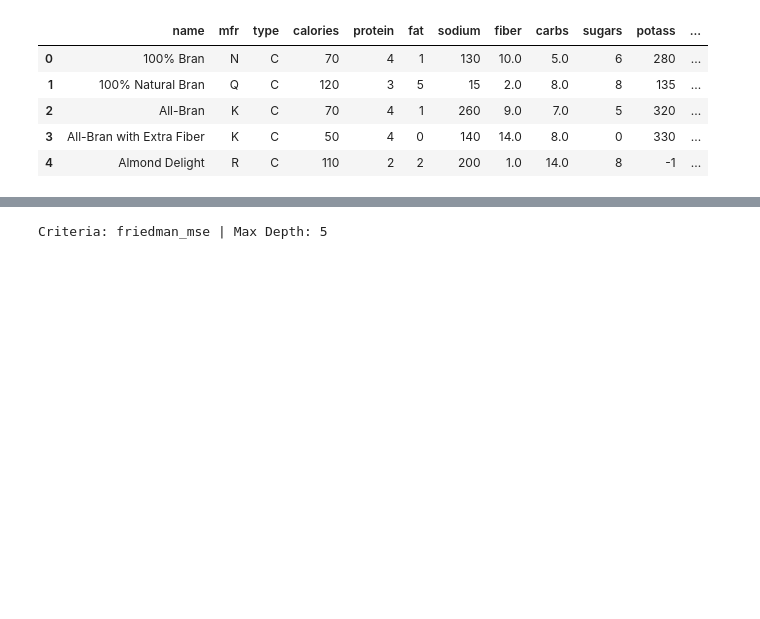
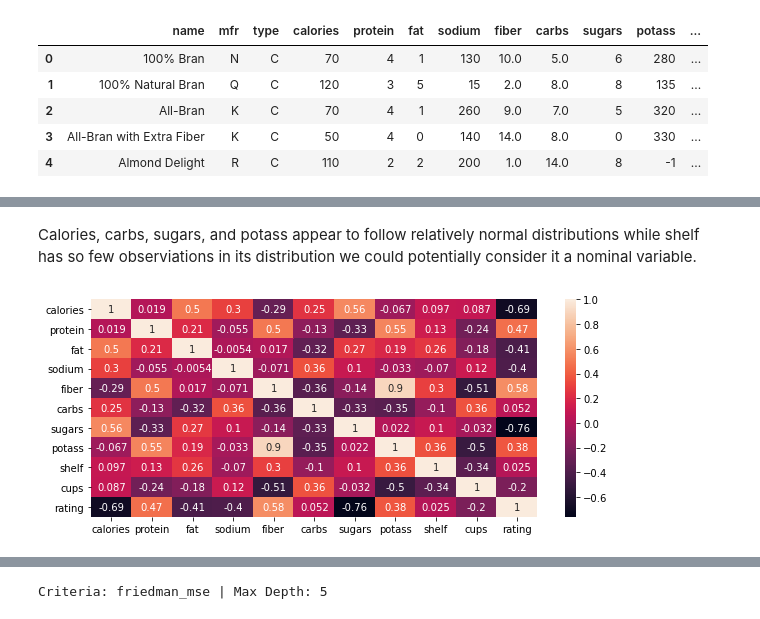
Before and after one commit to DylanRowe4/cereal_ratings, a Jupyter notebook: cereal_rating.ipynb, the cells around one changed output, grey strips where cells are left out. Cells and saved outputs as stored; diff of their text form; code cells hidden in the pictures; blank space fills up the shorter version.

```diff
--- a/cereal_rating.ipynb
+++ b/cereal_rating.ipynb
@@ -64,0 +62,8 @@ plt.show()
+# %% [markdown]
+Calories, carbs, sugars, and potass appear to follow relatively normal distributions while shelf has so few observiations in its distribution we could potentially consider it a nominal variable.
+# %%
+fig, ax = plt.subplots(figsize=(10, 4))
+sns.heatmap(nums.corr(), annot=True)
+plt.show()
+# %% [output]
+[figure, added]
```
Also changed, not shown: parts of 48 cells of this notebook.
